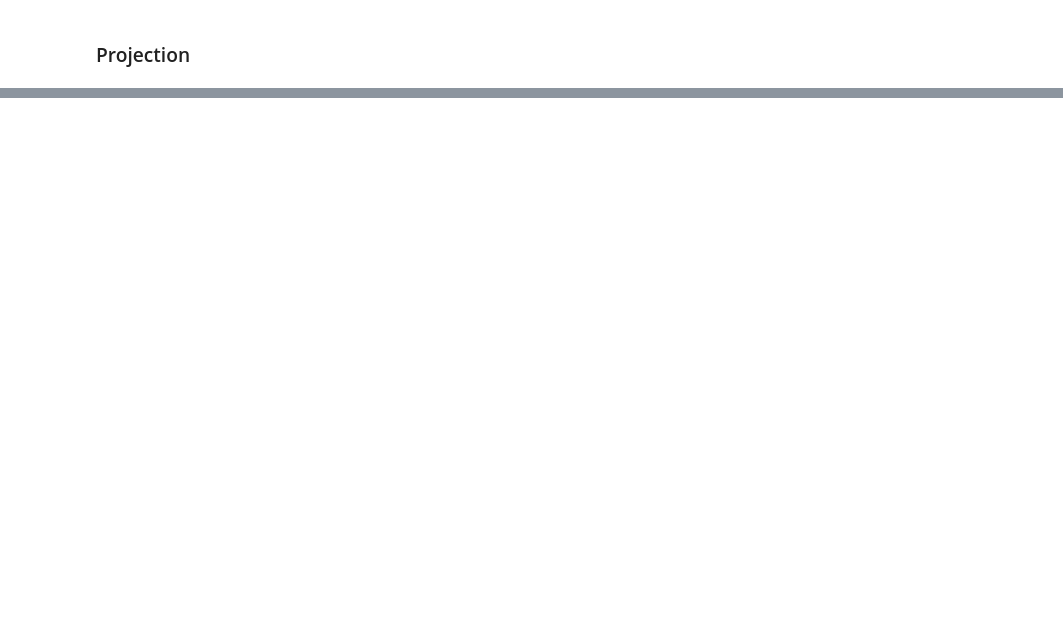
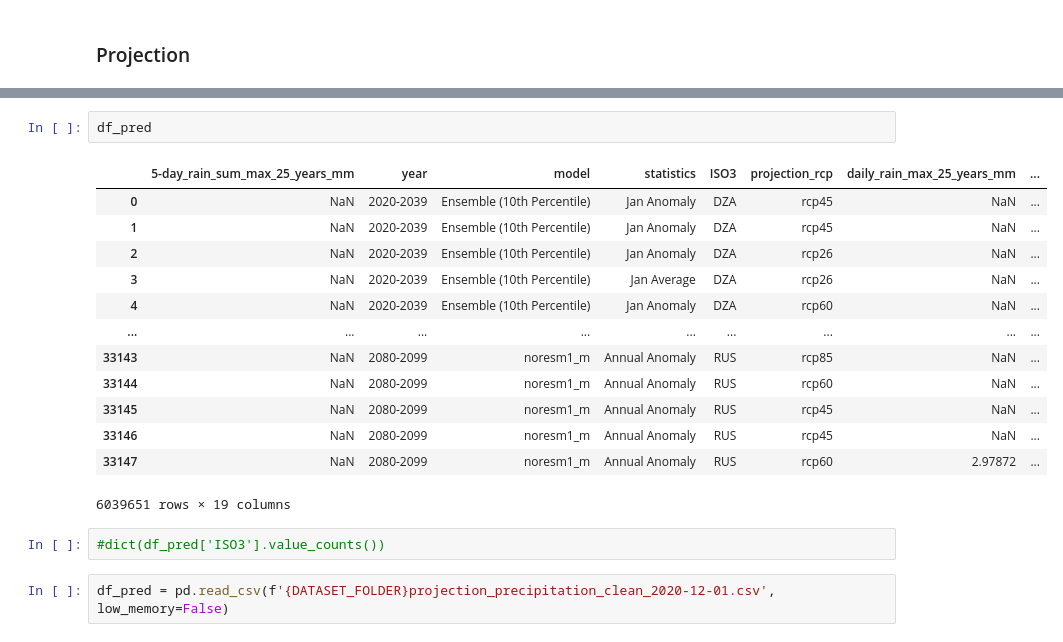
Before and after one commit to dataforgoodfr/batch8_worldbank, a Jupyter notebook: model_innondations/notebook/spark_pipeline_06a_cleaning_climateknowledgeportal.ipynb, the cells around one changed output, grey strips where cells are left out. Cells and saved outputs as stored; diff of their text form; blank space fills up the shorter version.

```diff
--- a/model_innondations/notebook/spark_pipeline_06a_cleaning_climateknowledgeportal.ipynb
+++ b/model_innondations/notebook/spark_pipeline_06a_cleaning_climateknowledgeportal.ipynb
@@ -168,0 +254,20 @@ len(df_pred)
+# %%
+df_pred
+# %% [output]
+|  | 5-day_rain_sum_max_25_years_mm | year | model | statistics | ISO3 | projection_rcp | daily_rain_max_25_years_mm | ... |
+| 0 | NaN | 2020-2039 | Ensemble (10th Percentile) | Jan Anomaly | DZA | rcp45 | NaN | ... |
+| 1 | NaN | 2020-2039 | Ensemble (10th Percentile) | Jan Anomaly | DZA | rcp45 | NaN | ... |
+| 2 | NaN | 2020-2039 | Ensemble (10th Percentile) | Jan Anomaly | DZA | rcp26 | NaN | ... |
+| 3 | NaN | 2020-2039 | Ensemble (10th Percentile) | Jan Average | DZA | rcp26 | NaN | ... |
+| 4 | NaN | 2020-2039 | Ensemble (10th Percentile) | Jan Anomaly | DZA | rcp60 | NaN | ... |
+| ... | ... | ... | ... | ... | ... | ... | ... | ... |
+| 33143 | NaN | 2080-2099 | noresm1_m | Annual Anomaly | RUS | rcp85 | NaN | ... |
+| 33144 | NaN | 2080-2099 | noresm1_m | Annual Anomaly | RUS | rcp60 | NaN | ... |
+| 33145 | NaN | 2080-2099 | noresm1_m | Annual Anomaly | RUS | rcp45 | NaN | ... |
+| 33146 | NaN | 2080-2099 | noresm1_m | Annual Anomaly | RUS | rcp45 | NaN | ... |
+| 33147 | NaN | 2080-2099 | noresm1_m | Annual Anomaly | RUS | rcp60 | 2.97872 | ... |
+6039651 rows × 19 columns
+# %%
+#dict(df_pred['ISO3'].value_counts())
+# %%
+df_pred = pd.read_csv(f'{DATASET_FOLDER}projection_precipitation_clean_2020-12-01.csv', low_memory=False)
```
Also changed, not shown: parts of 21 cells of this notebook, 2 other files.
